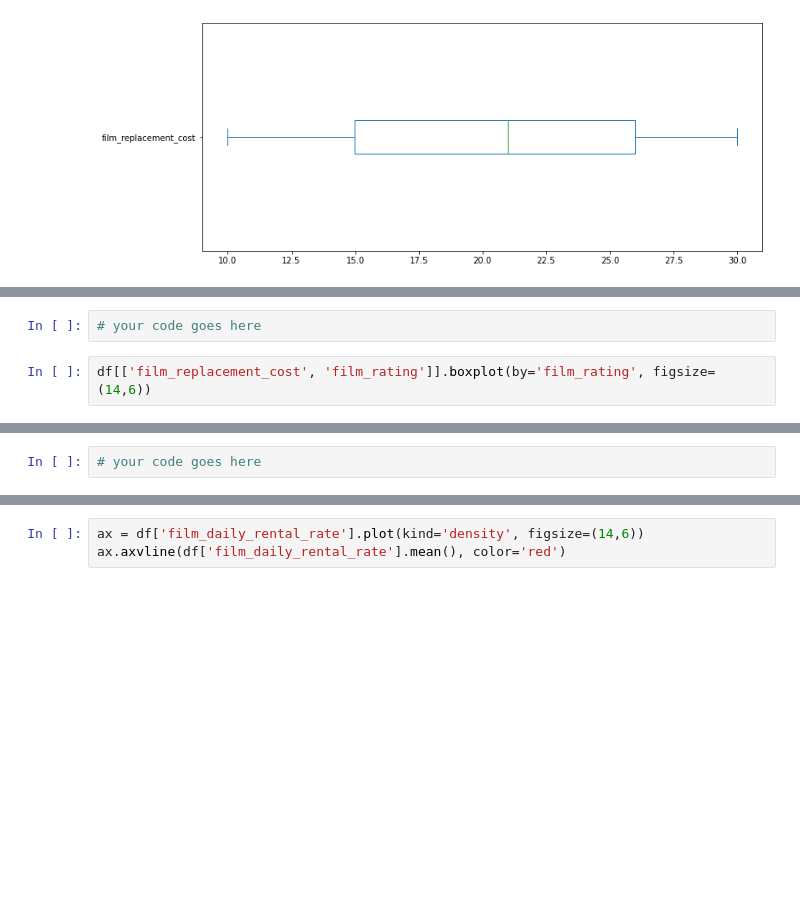
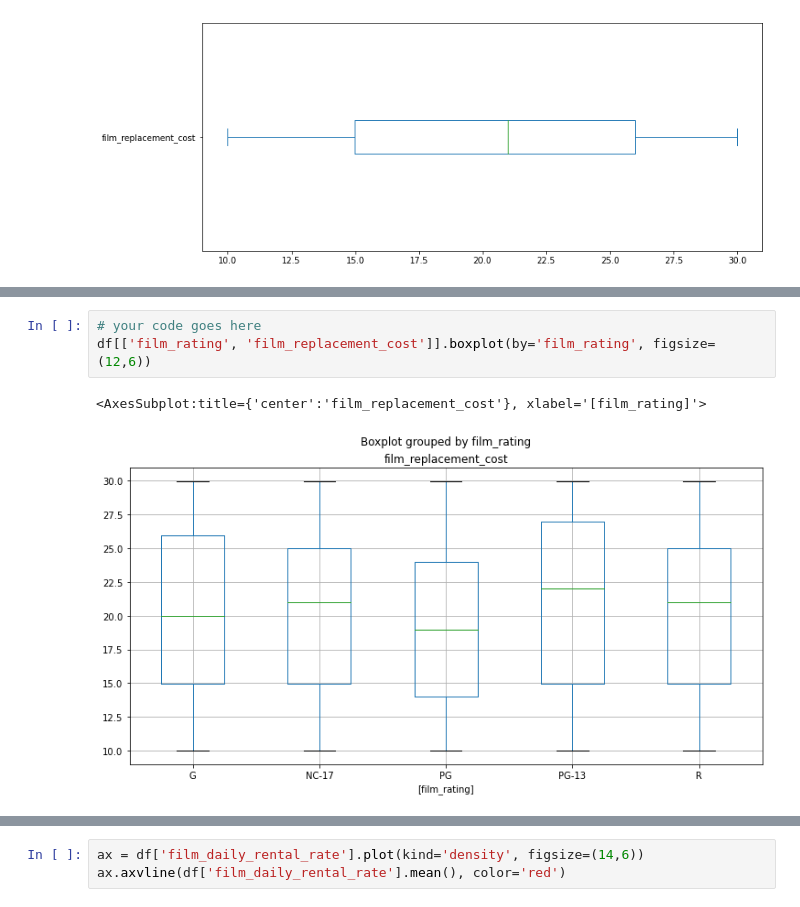
Before and after one commit to silanka007/data-analytics-FCC, a Jupyter notebook: Exercises_2.ipynb, the cells around one changed output, grey strips where cells are left out. Saved outputs shown, nothing was run; the diff lists cells and outputs as text; blank space fills up the shorter version.

```diff
--- a/Exercises_2.ipynb
+++ b/Exercises_2.ipynb
@@ -153,14 +168,14 @@ In the United States, film classification is a voluntary process with the rating
 Show a <b>grouped box plot</b> per film rating with the film replacement costs.
 # %%
 # your code goes here
+df[['film_rating', 'film_replacement_cost']].boxplot(by='film_rating', figsize=(12,6))
+# %% [output]
+<AxesSubplot:title={'center':'film_replacement_cost'}, xlabel='[film_rating]'>
+[figure, added]
-# %%
-df[['film_replacement_cost', 'film_rating']].boxplot(by='film_rating', figsize=(14,6))
 # %% [markdown]
 ![green-divider](https://user-images.githubusercontent.com/7065401/52071924-c003ad80-2562-11e9-8297-1c6595f8a7ff.png)
 
 ### Add and calculate a new `rental_days` column
 
 This numeric column should have the count of days between `rental_date` and `return_date`.
-# %%
-# your code goes here
 # %%
```
Also changed, not shown: parts of 30 cells of this notebook.
